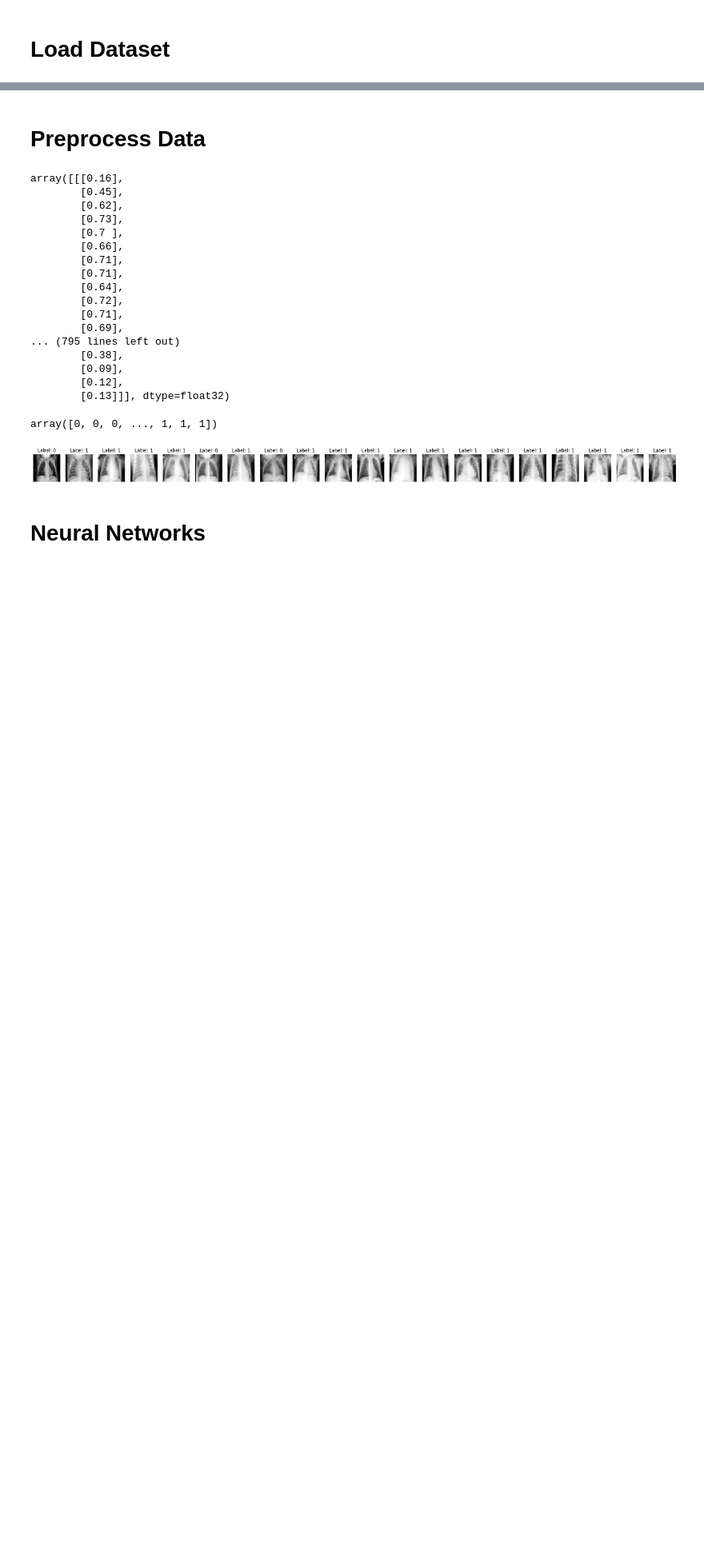
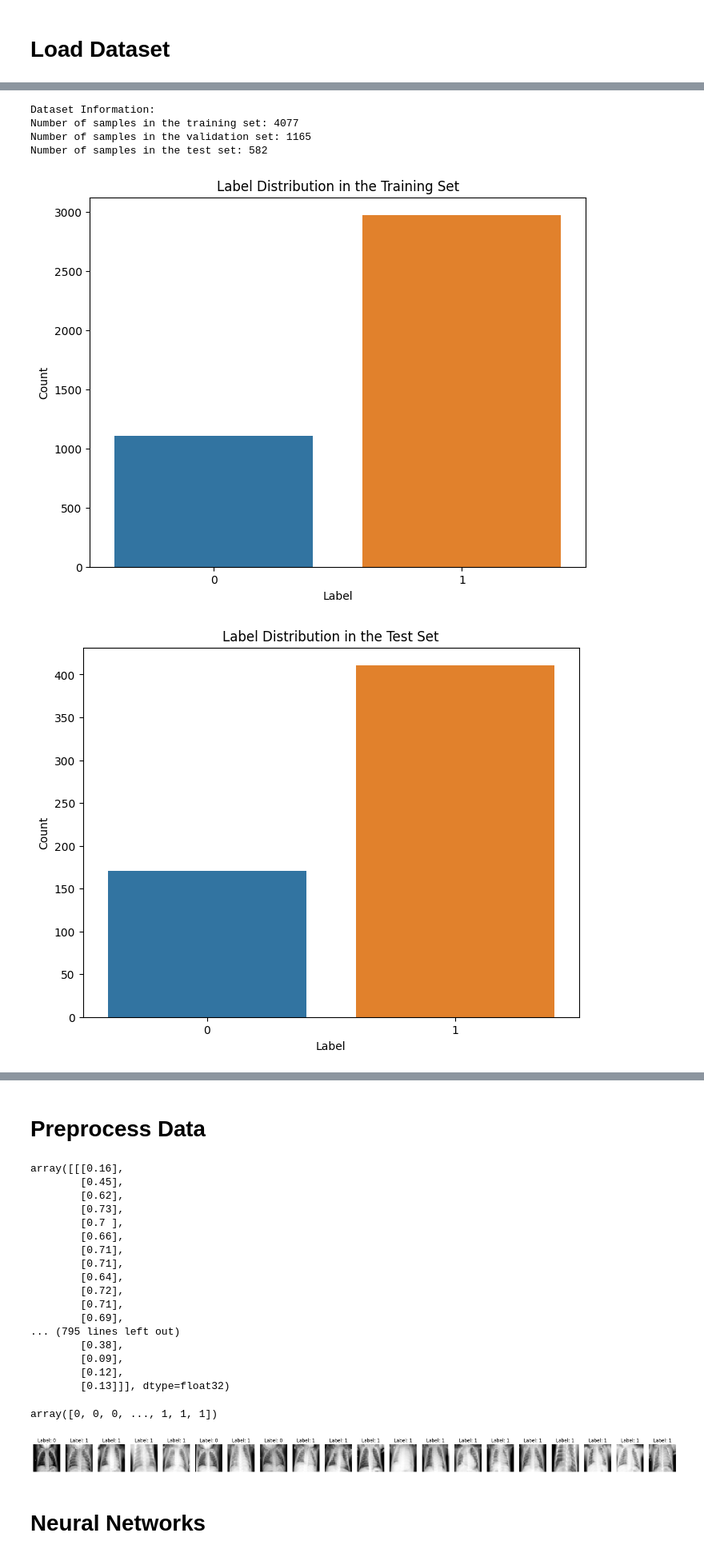
Before and after one commit to buisonanh/pneumonia-classification, a Jupyter notebook: model(28x28).ipynb, the cells around one changed output, grey strips where cells are left out. Shown: that part at 80% size. Drawn from its saved outputs; the diff is of its cells as text; code cells hidden in the pictures; blank space fills up the shorter version.

```diff
--- a/model(28x28).ipynb
+++ b/model(28x28).ipynb
@@ -40,0 +36,46 @@ DatasetDict({
+# %%
+# Access the train, validation, and test sets
+train_data = ds['train']
+validation_data = ds['validation']
+test_data = ds['test']
+
+# Display basic information about the dataset
+print("Dataset Information:")
+print("Number of samples in the training set:", len(train_data))
+print("Number of samples in the validation set:", len(validation_data))
+print("Number of samples in the test set:", len(test_data))
+print()
+
+# Convert the dataset to Pandas DataFrames for easier analysis
+train_df = pd.DataFrame(train_data)
+validation_df = pd.DataFrame(validation_data)
+test_df = pd.DataFrame(test_data)
+
+# Visualize the label distribution
+plt.figure(figsize=(8, 6))
+sns.countplot(data=train_df, x='labels')
+plt.title("Label Distribution in the Training Set")
+plt.xlabel("Label")
+plt.ylabel("Count")
+plt.show()
+
+plt.figure(figsize=(8, 6))
+sns.countplot(data=test_df, x='labels')
+plt.title("Label Distribution in the Test Set")
+plt.xlabel("Label")
+plt.ylabel("Count")
+plt.show()
+
+plt.figure(figsize=(8, 6))
+sns.countplot(data=validation_df, x='labels')
+plt.title("Label Distribution in the Validation Set")
+plt.xlabel("Label")
+plt.ylabel("Count")
+plt.show()
+# %% [output]
+Dataset Information:
+Number of samples in the training set: 4077
+Number of samples in the validation set: 1165
+Number of samples in the test set: 582
+[figure, added]
+[figure, added]
```
Also changed, not shown: parts of 4 cells of this notebook.
